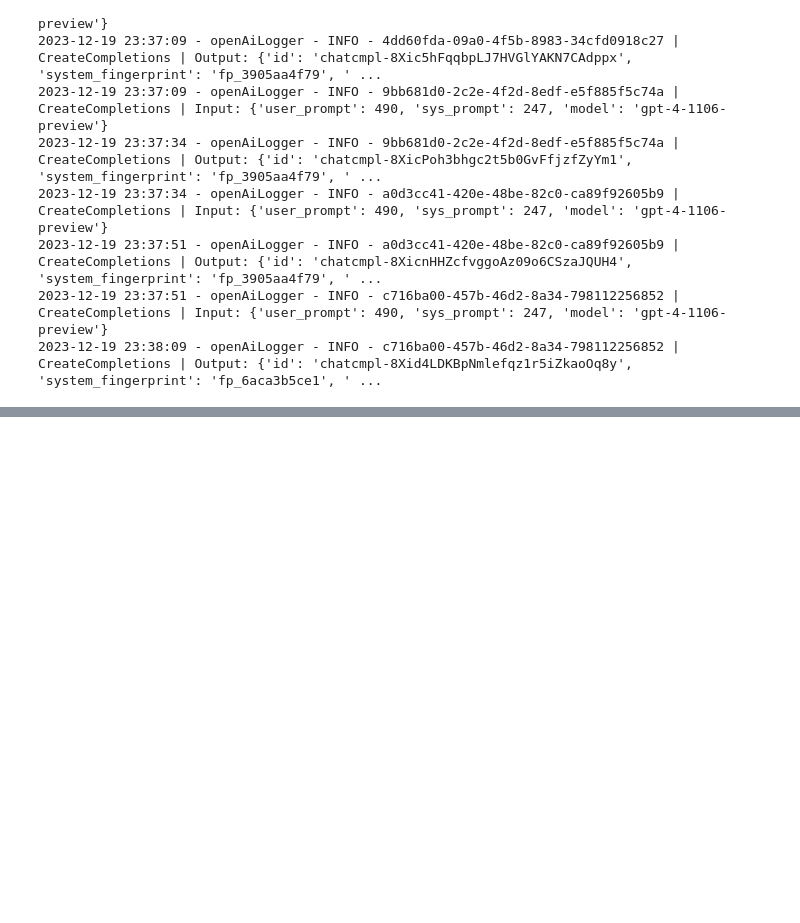
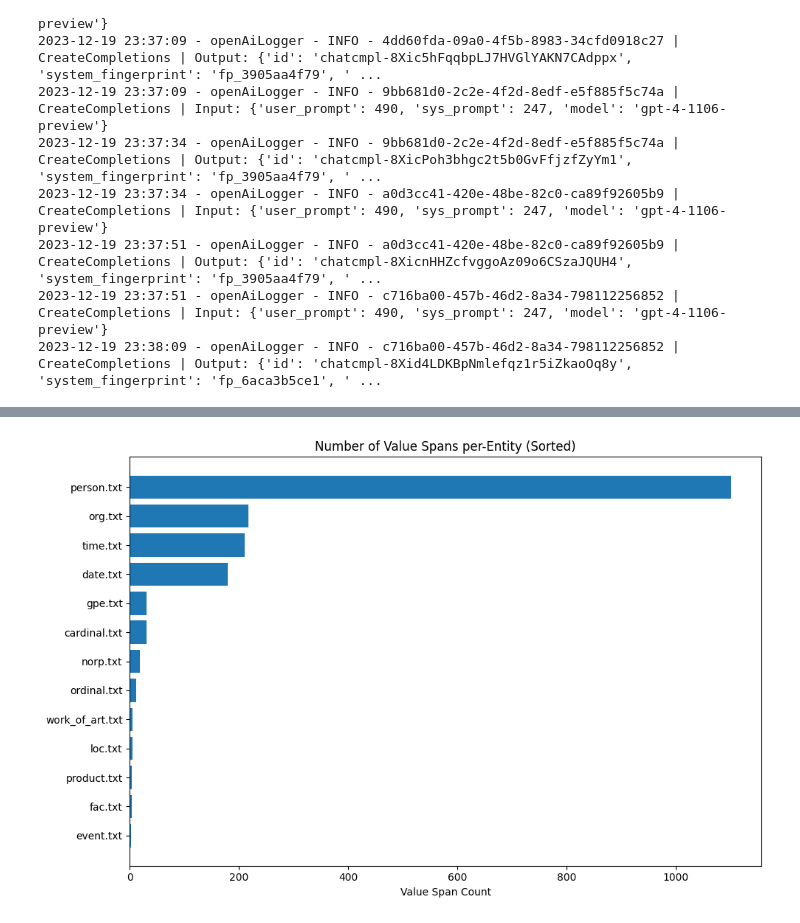
Before and after one commit to sitinc/journey-discovery-getting-started, a Jupyter notebook: notes/journey-discovery-getting-started.ipynb, the cells around one changed output, grey strips where cells are left out. Drawn from its saved outputs; the diff is of its cells as text; code cells hidden in the pictures; blank space fills up the shorter version.

```diff
--- a/notes/journey-discovery-getting-started.ipynb
+++ b/notes/journey-discovery-getting-started.ipynb
@@ -57,0 +162,10 @@ tss.gen_agent_transcripts(
+# %%
+from tsdiscovery.transcripts import Transcripts
+import os
+
+prj_root = os.getcwd() + '/..'
+graph_output_dir = f'{prj_root}/output/t8'
+
+Transcripts.visualize_entity_bars(graph_output_dir)
+# %% [output]
+[figure, added]
```
Also changed, not shown: parts of 7 cells of this notebook, 8 other files.
